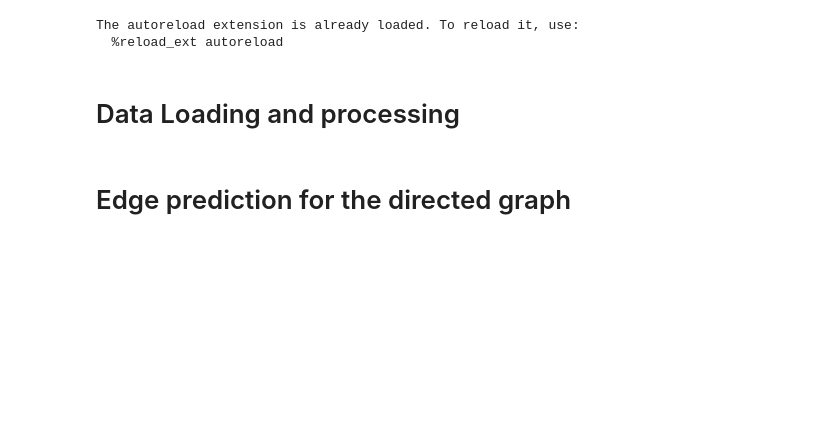
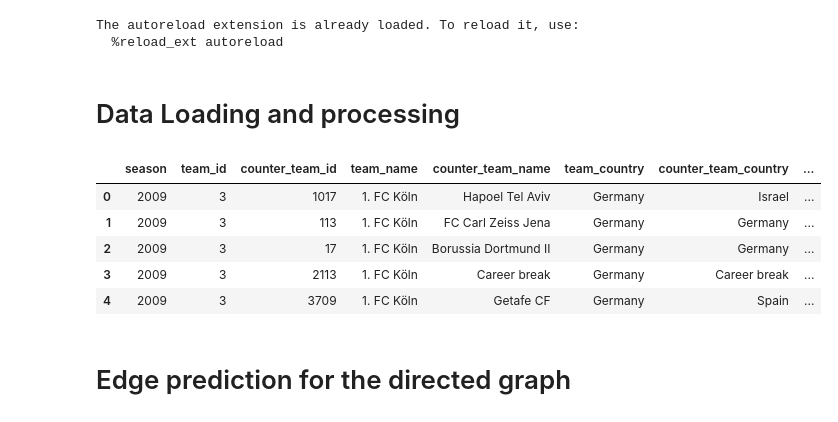
Before and after one commit to DIlyess/TransferNet, a Jupyter notebook: notebooks/edge_pred.ipynb, the cells around one changed output. Drawn from its saved outputs; the diff is of its cells as text; code cells hidden in the pictures; blank space fills up the shorter version.

```diff
--- a/notebooks/edge_pred.ipynb
+++ b/notebooks/edge_pred.ipynb
@@ -24,7 +24,15 @@ pd.options.display.max_columns = 100
 # %%
 df = pd.read_csv("../data/transfers.csv")
 dp = DataProcessing(df)
 df = dp.process_data()
+df.head(5)
+# %% [output]
+|  | season | team_id | counter_team_id | team_name | counter_team_name | team_country | counter_team_country | ... |
+| 0 | 2009 | 3 | 1017 | 1. FC Köln | Hapoel Tel Aviv | Germany | Israel | ... |
+| 1 | 2009 | 3 | 113 | 1. FC Köln | FC Carl Zeiss Jena | Germany | Germany | ... |
+| 2 | 2009 | 3 | 17 | 1. FC Köln | Borussia Dortmund II | Germany | Germany | ... |
+| 3 | 2009 | 3 | 2113 | 1. FC Köln | Career break | Germany | Career break | ... |
+| 4 | 2009 | 3 | 3709 | 1. FC Köln | Getafe CF | Germany | Spain | ... |
 # %%
 df_season = df[df["season"] == 2021]
 # %%
```
Also changed, not shown: parts of 5 cells of this notebook, 1 other file.
